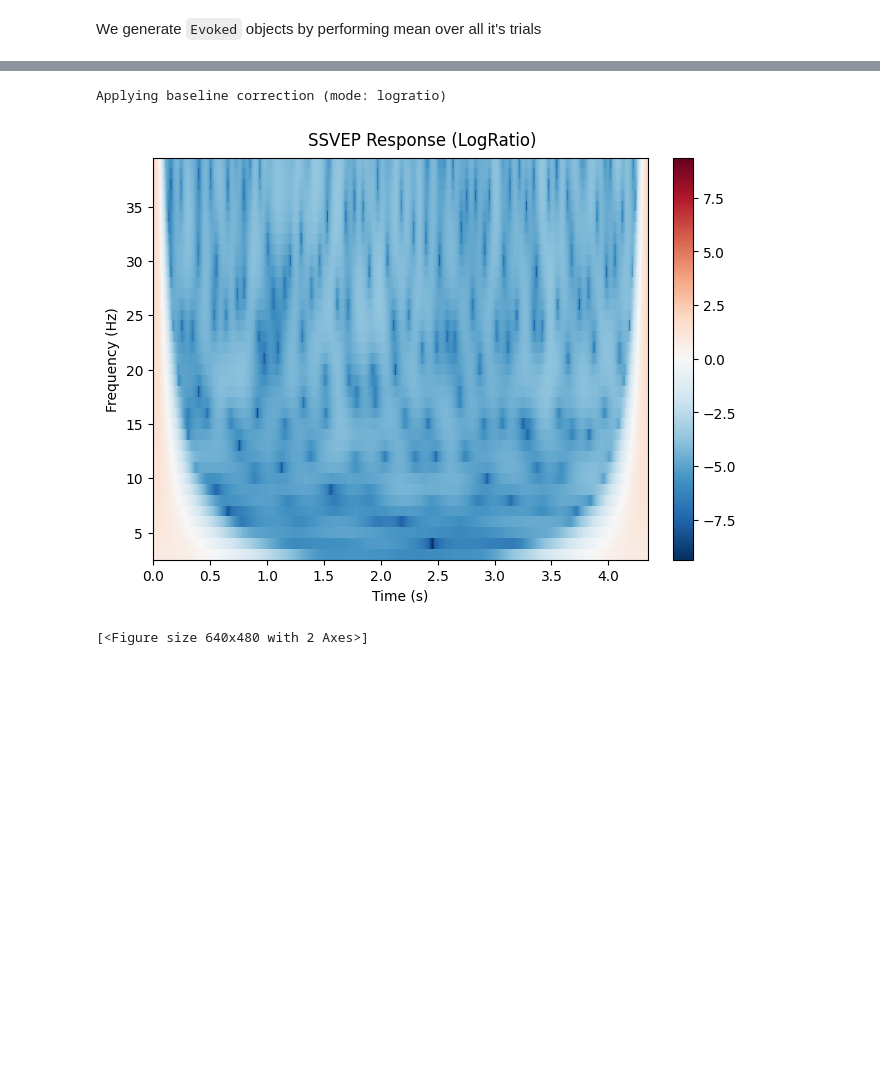
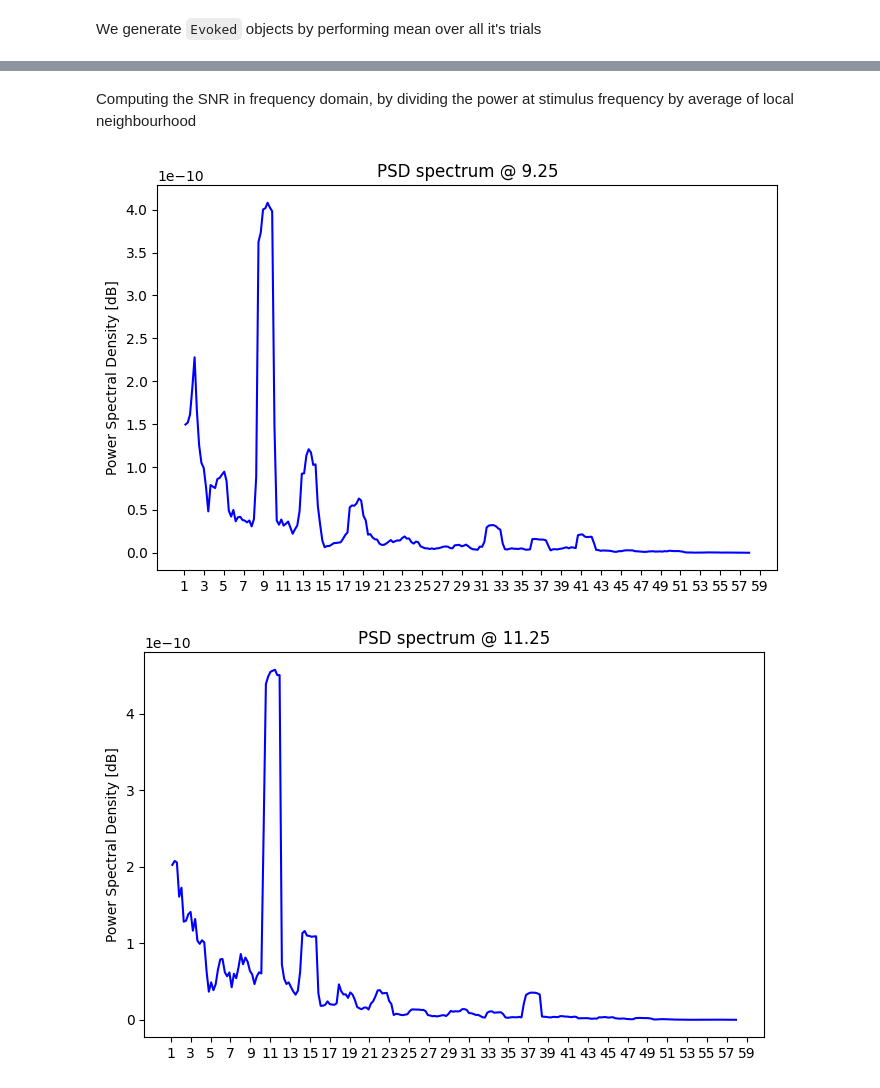
Before and after one commit to AkilanSS/12JFPM_SSVEP, a Jupyter notebook: src/main.ipynb, the cells around one changed output, grey strips where cells are left out. Cells and saved outputs as stored; diff of their text form; code cells hidden in the pictures; blank space fills up the shorter version.

```diff
--- a/src/main.ipynb
+++ b/src/main.ipynb
@@ -38,3 +66,4 @@ We generate `Evoked` objects by performing mean over all it's trials
 # %%
 mean_subject1_data : list[mne.EvokedArray] = [data.average(picks='all') for data in subject1data]
 tfr_subject1_data : list[mne.time_frequency.AverageTFRArray] = [data.compute_tfr('morlet', freqs=np.arange(3,40,1)) for data in mean_subject1_data]
+psd_subject1_data  = [data.compute_psd(fmax = 60, verbose=False) for data in mean_subject1_data]
@@ -67,11 +109,2 @@ Plotting power spectral density (dB=True).
-# %%
-tfr_subject1_data[0].plot(
-    picks=[5],
-    baseline=(None, None), # Uses the entire time interval as baseline
-    mode='logratio',       # Converts power to dB relative to baseline
-    title='SSVEP Response (LogRatio)'
-)
-# %% [output]
-Applying baseline correction (mode: logratio)
-[figure, removed]
-[<Figure size 640x480 with 2 Axes>]
+# %% [markdown]
+Computing the SNR in frequency domain, by dividing the power at stimulus frequency by average of local neighbourhood
@@ -77,0 +159,31 @@ Applying baseline correction (mode: logratio)
+# %%
+
+for chf in range(n_targets):
+    psds, freqs = psd_subject1_data[chf].get_data(return_freqs = True)
+    snrs = snr_spectrum(psds, noise_n_neighbor_freqs=3, noise_skip_neighbor_freqs=1)
+
+    ch = 7
+
+    fig, axes = plt.subplots(1, 1, sharex="all", sharey="none", figsize=(8, 5))
+    freq_range = range(
+        np.where(np.floor(freqs) == 1.0)[0][0], np.where(np.ceil(freqs) == fmax - 1)[0][0]
+    )
+
+    psds_plot = 10 * np.log10(psds)
+    axes.plot(freqs[freq_range], psds[ch][freq_range], color="b")
+    axes.set(title=f"PSD spectrum @ {target_freq[chf]}", ylabel=f"Power Spectral Density [dB]", xticks = np.arange(1, 60, 2))
+
+    # SNR spectrum
+
+    # axes[1].plot(freqs[freq_range], snrs[ch][freq_range], color="r")
+    # axes[1].set(
+    #     title="SNR spectrum",
+    #     xlabel="Frequency [Hz]",
+    #     ylabel="SNR",
+    #     ylim=[-2, 30],
+    #     xlim=[fmin, fmax],
+    # )
+    fig.show()
+# %% [output]
+[figure, added]
+[figure, added]
```
Also changed, not shown: parts of 8 cells of this notebook, 4 other files.
